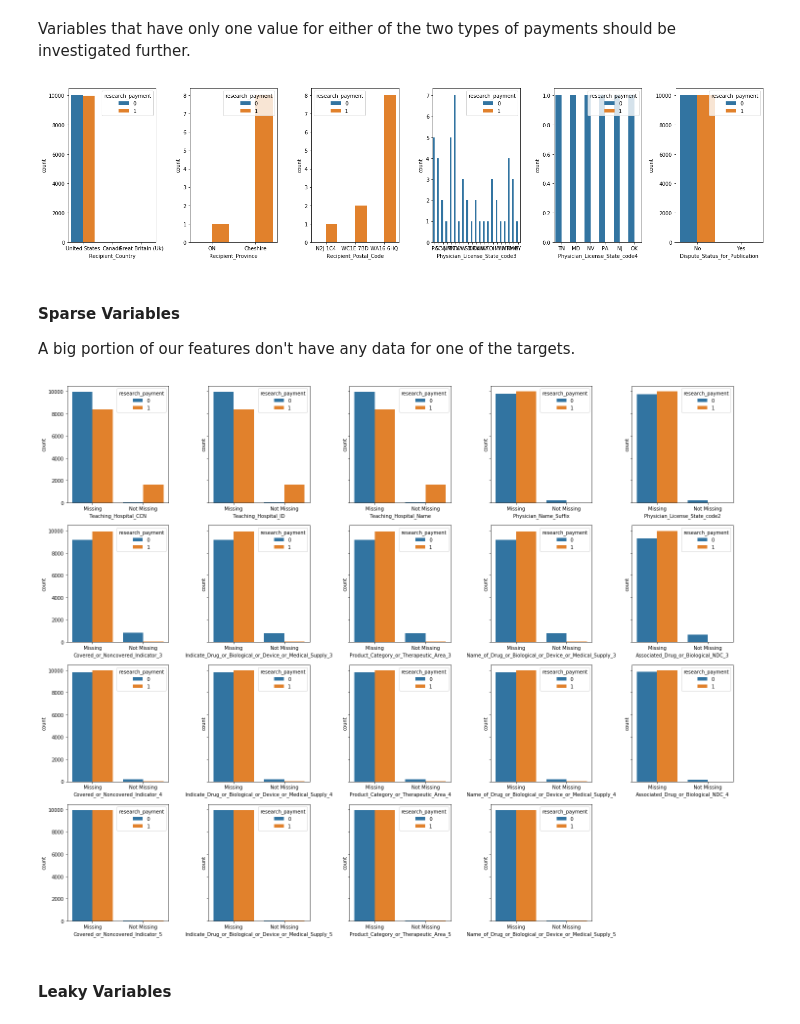
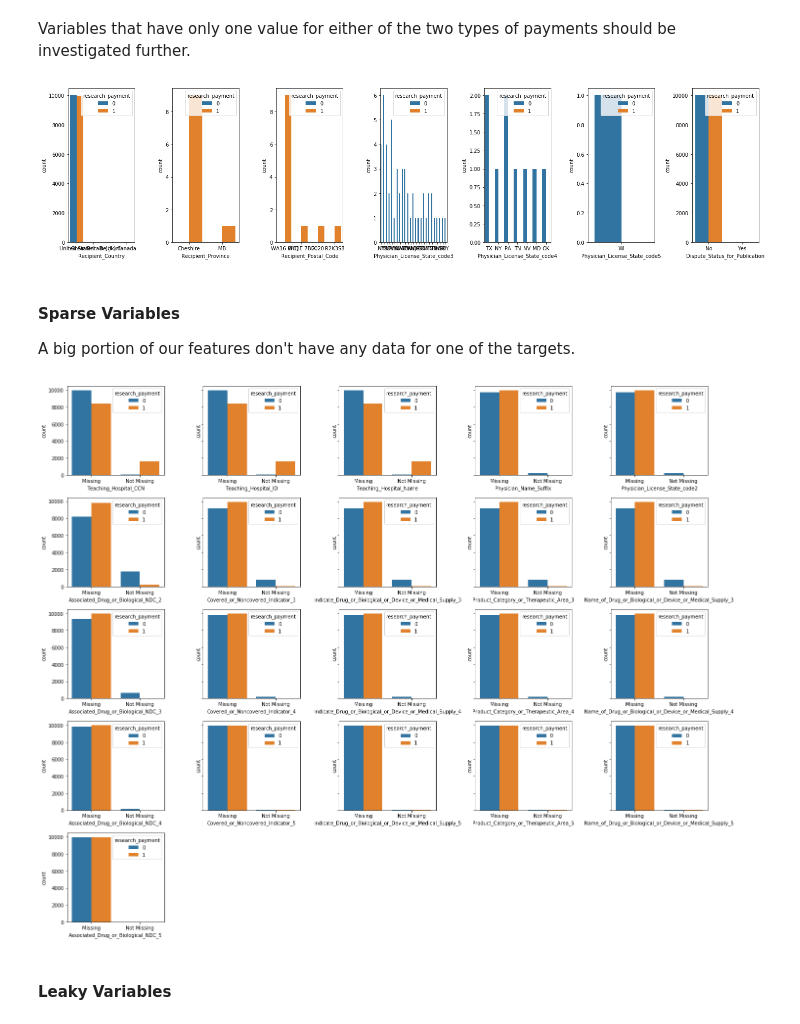
Before and after one commit to aml-spring-19/medical_payment_classification, a Jupyter notebook: HW3.ipynb, the cells around one changed output. Cells and saved outputs as stored; diff of their text form; code cells hidden in the pictures.

```diff
--- a/HW3.ipynb
+++ b/HW3.ipynb
@@ -73,8 +77,8 @@ We ended up choosing the former.
 We first load the separate datasets and add the target feature. To load the data, we do a random subsampling.
 # %%
 # Number of desired samples for each file
-nsamples_gen = 10000
-nsamples_res = 10000
+nsamples_gen = 12500
+nsamples_res = 12500
 
 skiprows_gen = np.sort(np.random.choice(range(1, n_gen+1), replace = False, size = n_gen - nsamples_res))
 skiprows_res = np.sort(np.random.choice(range(1, n_res+1), replace = False, size = n_res - nsamples_res))
@@ -104,3 +110,5 @@ df = df.astype(dtype={v: object for v in to_cat}, copy=False)
+# %%
+df, df_test = df_split(df, 'research_payment')
 # %% [markdown]
 ### Checking for Data Leakage and Irrelevant Features
 
@@ -142,6 +151,6 @@ for v in cols_drop:
 
 plt.tight_layout()
 # %% [output]
-[figure, old version]
+[figure, new version]
 # %%
 df.drop(cols_drop, axis=1, inplace=True)
@@ -152,28 +162,31 @@ A big portion of our features don't have any data for one of the targets.
 # %%
 df_missing = df.copy()
 for c in df_missing.columns[:-1]:
     df_missing[c] = np.where(df_missing[c].isnull(), 'Missing', 'Not Missing')
 
-fig, ax = plt.subplots(4, 5, figsize = (20, 16), sharey='row')
+fig, ax = plt.subplots(5, 5, figsize = (20, 16), sharey='row')
 cols_drop = []
 # axis indicators
 i = 0
 j = 0
 
 for v in df_missing.columns.values[:-1]:
     if df_missing[df_missing[v] == 'Missing'].shape[0] > (df_missing.shape[0] * 0.9):
         sns.countplot(v, hue='research_payment', data = df_missing, ax=ax[j, i])
         cols_drop.append(v)
         # increment axis
         i += 1
         if i == 5: j += 1; i = 0
 
 
-fig.delaxes(ax[3, 4])
+fig.delaxes(ax[4, 1])
+fig.delaxes(ax[4, 2])
+fig.delaxes(ax[4, 3])
+fig.delaxes(ax[4, 4])
 plt.tight_layout()
 plt.show()
 # %% [output]
-[figure, old version]
+[figure, new version]
 # %%
 cols_drop.remove('Teaching_Hospital_ID')
 df.drop(cols_drop, axis=1, inplace=True)
```
Also changed, not shown: parts of 93 cells of this notebook, 1 other file.
